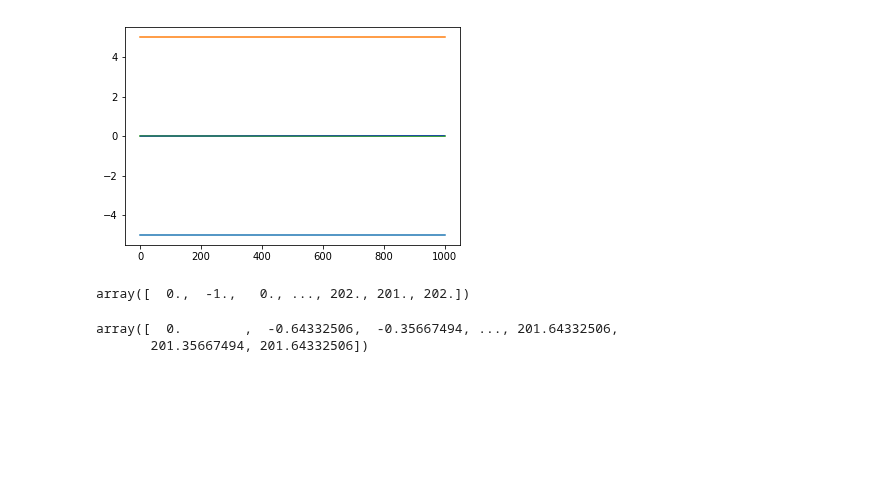
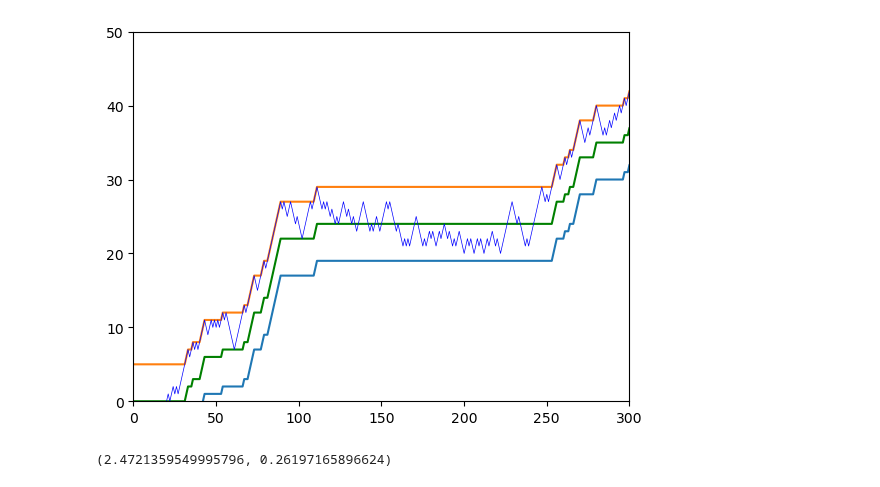
Before and after one commit to std92050/AMM, a Jupyter notebook: AMM/Untitled.ipynb, the cells around one changed output. Cells and saved outputs as stored; diff of their text form; code cells hidden in the pictures; blank space fills up the shorter version.

```diff
--- a/AMM/Untitled.ipynb
+++ b/AMM/Untitled.ipynb
@@ -5,17 +5,23 @@ import matplotlib.pyplot as plt
 def market_update( S_m , p ,delta ):
     U = np.random.rand()
     if U < p :
-        S_m_new = S_m * delta
+        S_m_new = S_m * np.exp(delta)
     else:
-        S_m_new = S_m * delta**-1
+        S_m_new = S_m * np.exp(-delta)
+
     return S_m_new
+
 def pool_update( S_p , S_m_new , gamma ):
     if S_m_new > gamma**-1*S_p :
+
         S_p_new =  gamma*S_m_new
+
     elif S_m_new < gamma*S_p :
         S_p_new =  gamma**-1*S_m_new
+
     else:
         S_p_new = S_p
+
     return S_p_new
 # %%
 def pool_process( T , p , delta , gamma ):
@@ -28,25 +34,33 @@ def pool_process( T , p , delta , gamma ):
         S_p[i+1] = pool_update( S_p[i] , S_m[i+1] , gamma )
     return S_p , S_m
 # %%
-delta =1.0001
-gamma = np.exp(-5*delta)
-S_p , S_m = pool_process( 1000 , 0.6 , delta , gamma )
+delta = 1
+k=5
+gamma = np.exp(-k*delta)
+T= 1000
+S_p , S_m = pool_process( T , 0.6 , delta , gamma )
 # %%
 plt.figure()
-T=np.arange(1001)
-plt.plot(T, np.log(S_p) ,'g' )
-plt.plot(T, np.log(gamma*S_p) )
-plt.plot(T, np.log(S_p*(gamma**-1)))
-plt.plot(T, np.log(S_m) , 'b',linewidth=0.5)
+T_array=np.arange(T+1)
+plt.plot(T_array, np.log(S_p) ,'g' , label='pool')
+plt.plot(T_array, np.log(gamma*S_p) , label='pool lower')
+plt.plot(T_array, np.log(S_p*(gamma**-1)))
+plt.plot(T_array, np.log(S_m) , 'b',linewidth=0.5)
+plt.xlim(0,300)
+plt.ylim(0,50)
 plt.show()
 # %% [output]
-[figure, old version]
+[figure, new version]
-# %%
-np.log(S_m)
-# %% [output]
-array([  0.,  -1.,   0., ..., 202., 201., 202.])
-# %%
-np.log(S_p)
-# %% [output]
-array([  0.        ,  -0.64332506,  -0.35667494, ..., 201.64332506,
-       201.35667494, 201.64332506])
+# %%
+def position(P_a,P_b,L,S_p):
+    X =L * (np.sqrt(S_p) - np.sqrt(P_a) )
+    Y = L * (1/np.sqrt(S_p) - 1/np.sqrt(P_b))
+    if S_p > P_b :
+        X = L * (np.sqrt(P_b) - np.sqrt(P_a) )
+        Y = 0
+    elif S_p < P_a :
+        X = 0
+        Y = L * (1/np.sqrt(P_a) - 1/np.sqrt(P_b))
+    return X,Y
+# %% [output]
+(2.4721359549995796, 0.26197165896624)
```
Also changed, not shown: parts of 3 cells of this notebook.
